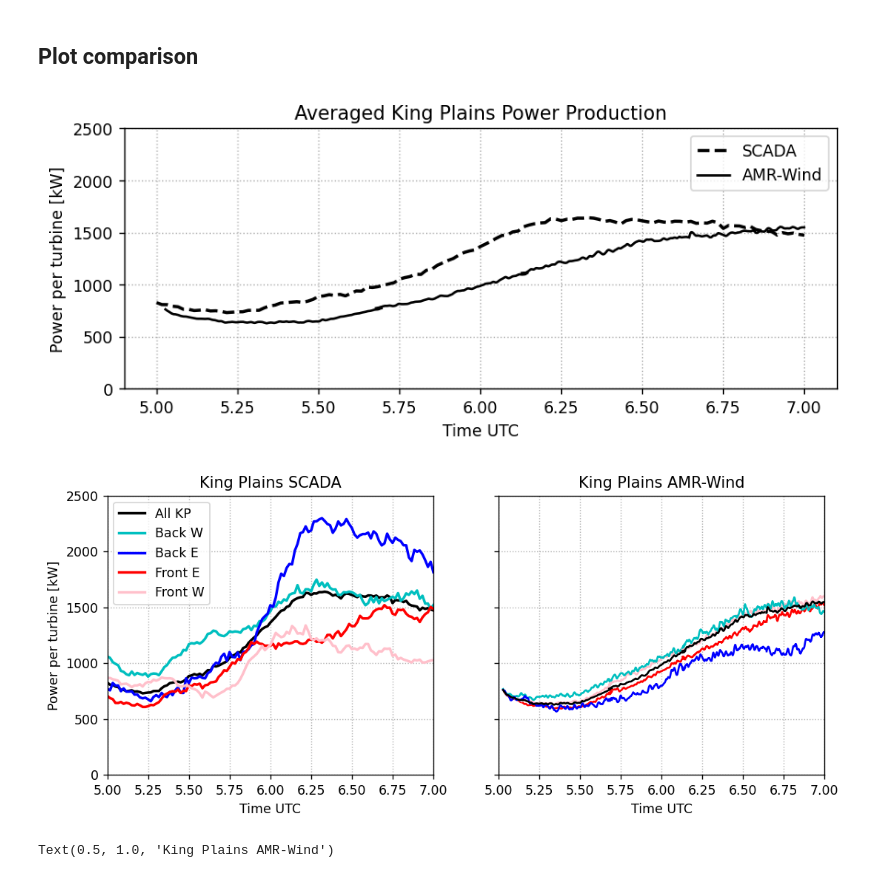
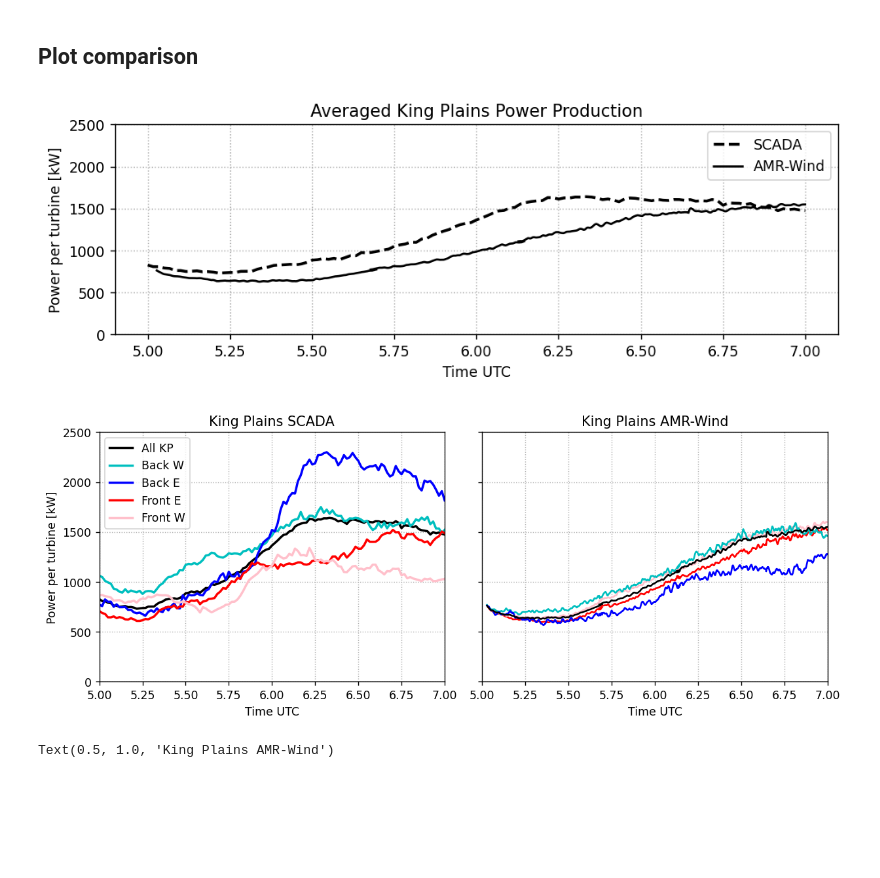
Before and after one commit to Exawind/exawind-benchmarks, a Jupyter notebook: amr-wind/actuator_line/AWAKEN_benchmark/results/Compare_Power_SCADA_AMRWind.ipynb, the cells around one changed output. Cells and saved outputs as stored; diff of their text form; code cells hidden in the pictures; blank space fills up the shorter version.

```diff
--- a/amr-wind/actuator_line/AWAKEN_benchmark/results/Compare_Power_SCADA_AMRWind.ipynb
+++ b/amr-wind/actuator_line/AWAKEN_benchmark/results/Compare_Power_SCADA_AMRWind.ipynb
@@ -209,27 +210,28 @@ mid_avgA3   = avgcsvs([rundirA3+'/%s.csv'%iturb for iturb in midturbs], fields,
 # %%
 fig, ax = plt.subplots(1,1,figsize=(8,3),dpi=125)
 plt.plot(tSCADA[tmask]/60.0, meanP[tmask], color='k', lw=2, ls='--', label='SCADA')
 
 plt.plot(all_avgA['Time']/3600+5,  all_avgA['GenPwr'], 'k',  label='AMR-Wind')
 dtA1=2340
 plt.plot((all_avgA1['Time']+dtA1)/3600+5,  all_avgA1['GenPwr'], 'k', )
 
 dtA2=3960
 plt.plot((all_avgA2['Time']+dtA2)/3600+5,  all_avgA2['GenPwr'], 'k', )
 
 dtA3=5850
 plt.plot((all_avgA3['Time']+dtA3)/3600+5,  all_avgA3['GenPwr'], 'k', )
 
 plt.ylim([0, 2500])
 plt.grid(ls=':')
 plt.legend()
 plt.xlabel('Time UTC')
 plt.ylabel('Power per turbine [kW]')
 plt.title('Averaged King Plains Power Production')
+plt.tight_layout()
 
 plt.savefig(figdir+'/KP_AVG_Power_Comparison.png')
 # %% [output]
-[figure, old version]
+[figure, new version]
 # %%
 fig, axs = plt.subplots(1,2,figsize=(10,4),dpi=125, sharey=True)
 
@@ -280,10 +282,11 @@ axs[0].set_ylabel('Power per turbine [kW]')
 axs[0].legend()
 axs[0].set_title('King Plains SCADA')
 axs[1].set_title('King Plains AMR-Wind')
+plt.tight_layout()
 
 plt.savefig(figdir+'/KP_AVG_Power_Row_Comparison.png')
 # %% [output]
-[figure, old version]
+[figure, new version]
 # %%
 fig, axs = plt.subplots(1,2,figsize=(10,4),dpi=125, sharey=True)
 
```
Also changed, not shown: parts of 1 cell of this notebook, 3 other files.
